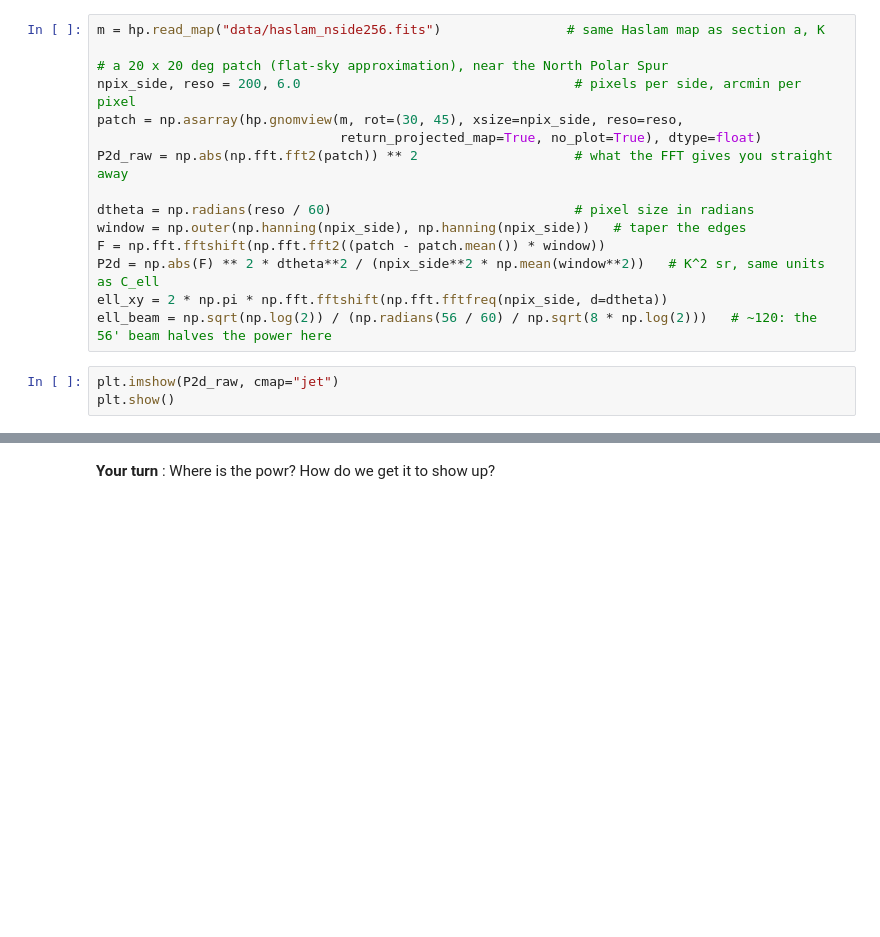
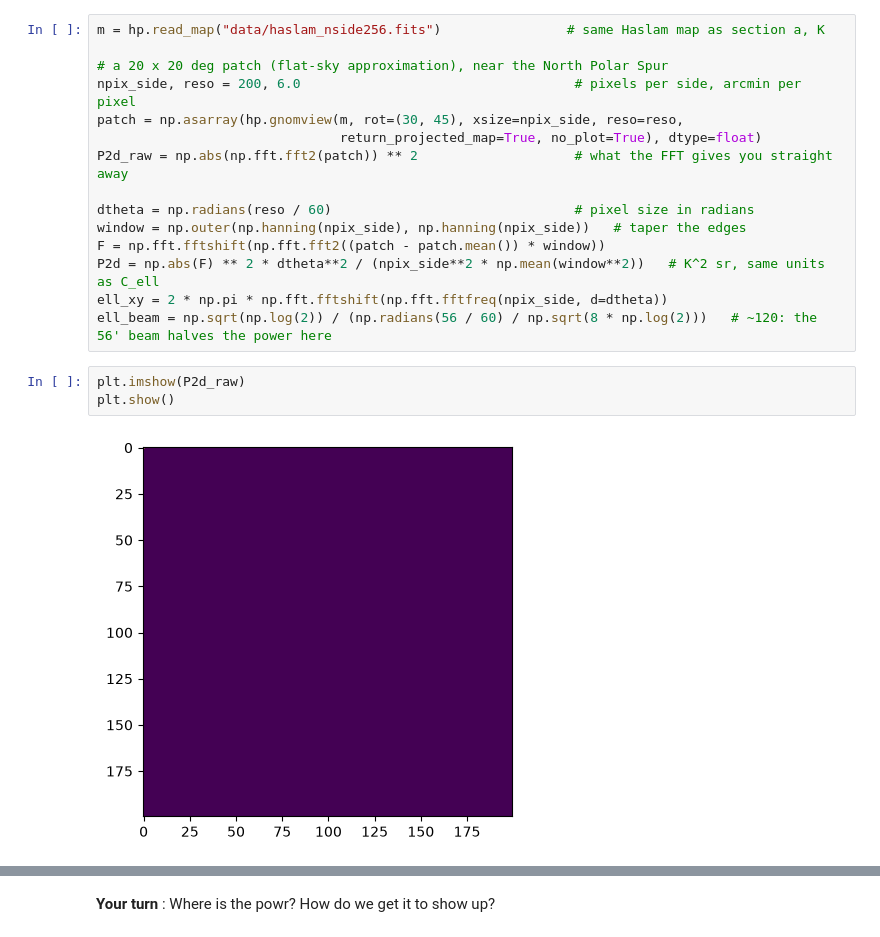
Before and after one commit to sohinixcvii/JACS_plotting_session, a Jupyter notebook: jacs_participant.ipynb, the cells around one changed output, grey strips where cells are left out. Cells and saved outputs as stored; diff of their text form; blank space fills up the shorter version.

```diff
--- a/jacs_participant.ipynb
+++ b/jacs_participant.ipynb
@@ -123,5 +164,7 @@ P2d = np.abs(F) ** 2 * dtheta**2 / (npix_side**2 * np.mean(window**2))   # K^2 s
 ell_xy = 2 * np.pi * np.fft.fftshift(np.fft.fftfreq(npix_side, d=dtheta))
 ell_beam = np.sqrt(np.log(2)) / (np.radians(56 / 60) / np.sqrt(8 * np.log(2)))   # ~120: the 56' beam halves the power here
 # %%
-plt.imshow(P2d_raw, cmap="jet")
+plt.imshow(P2d_raw)
 plt.show()
+# %% [output]
+[figure, added]
```
Also changed, not shown: parts of 30 cells of this notebook, 5 other files.
